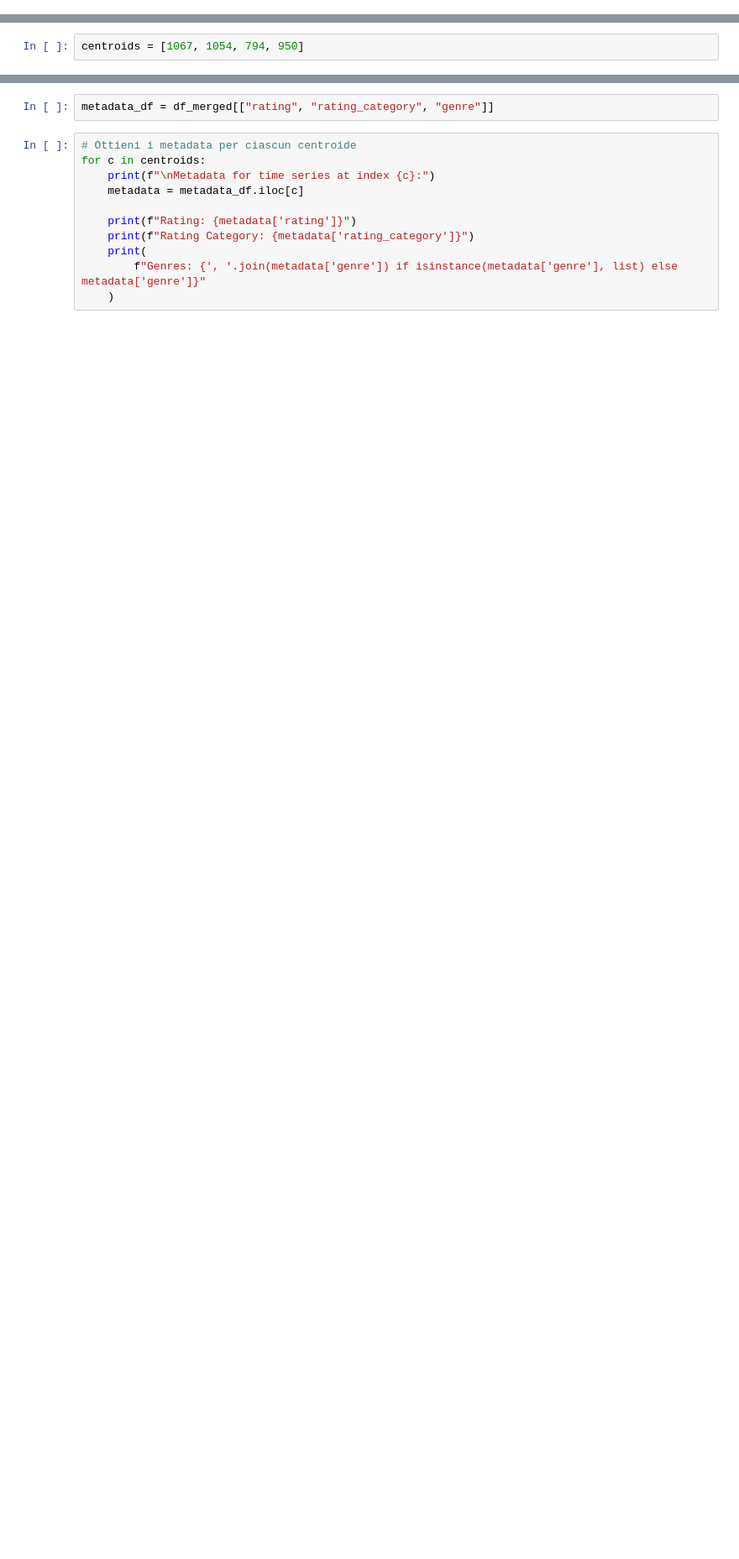
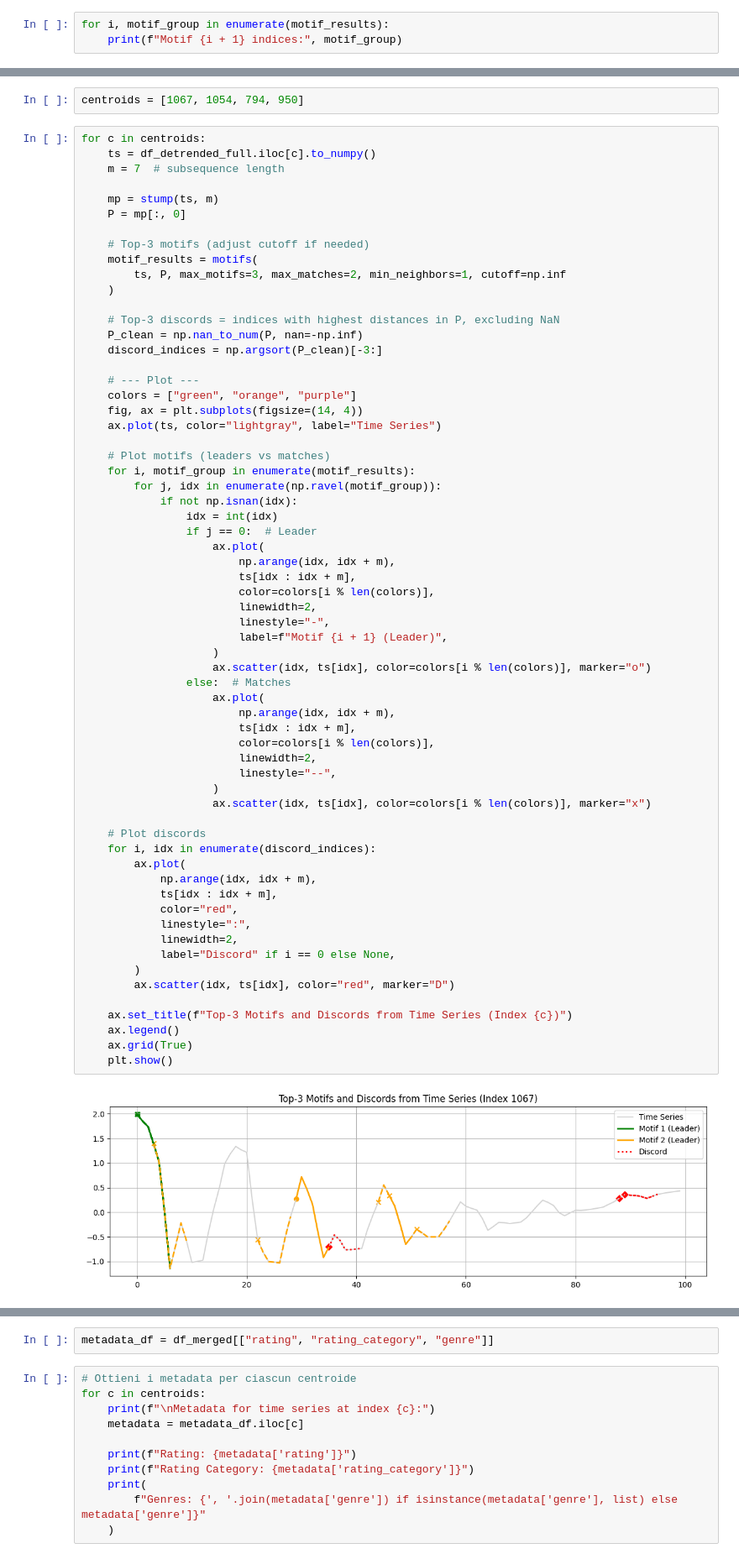
Before and after one commit to drizzello/DataMining2, a Jupyter notebook: TIME_SERIES_MOTIFS_DISCORDS.ipynb, the cells around one changed output, grey strips where cells are left out. Shown at 84% size. Saved outputs shown, nothing was run; the diff lists cells and outputs as text; blank space fills up the shorter version.

```diff
--- a/TIME_SERIES_MOTIFS_DISCORDS.ipynb
+++ b/TIME_SERIES_MOTIFS_DISCORDS.ipynb
@@ -204,0 +285,3 @@ plt.show()
+# %%
+for i, motif_group in enumerate(motif_results):
+    print(f"Motif {i + 1} indices:", motif_group)
@@ -247,3 +337,68 @@ plt.show()
 [figure]
 # %%
 centroids = [1067, 1054, 794, 950]
+# %%
+for c in centroids:
+    ts = df_detrended_full.iloc[c].to_numpy()
+    m = 7  # subsequence length
+
+    mp = stump(ts, m)
+    P = mp[:, 0]
+
+    # Top-3 motifs (adjust cutoff if needed)
+    motif_results = motifs(
+        ts, P, max_motifs=3, max_matches=2, min_neighbors=1, cutoff=np.inf
+    )
+
+    # Top-3 discords = indices with highest distances in P, excluding NaN
+    P_clean = np.nan_to_num(P, nan=-np.inf)
+    discord_indices = np.argsort(P_clean)[-3:]
+
+    # --- Plot ---
+    colors = ["green", "orange", "purple"]
+    fig, ax = plt.subplots(figsize=(14, 4))
+    ax.plot(ts, color="lightgray", label="Time Series")
+
+    # Plot motifs (leaders vs matches)
+    for i, motif_group in enumerate(motif_results):
+        for j, idx in enumerate(np.ravel(motif_group)):
+            if not np.isnan(idx):
+                idx = int(idx)
+                if j == 0:  # Leader
+                    ax.plot(
+                        np.arange(idx, idx + m),
+                        ts[idx : idx + m],
+                        color=colors[i % len(colors)],
+                        linewidth=2,
+                        linestyle="-",
+                        label=f"Motif {i + 1} (Leader)",
+                    )
+                    ax.scatter(idx, ts[idx], color=colors[i % len(colors)], marker="o")
+                else:  # Matches
+                    ax.plot(
+                        np.arange(idx, idx + m),
+                        ts[idx : idx + m],
+                        color=colors[i % len(colors)],
+                        linewidth=2,
+                        linestyle="--",
+                    )
+                    ax.scatter(idx, ts[idx], color=colors[i % len(colors)], marker="x")
+
+    # Plot discords
+    for i, idx in enumerate(discord_indices):
+        ax.plot(
+            np.arange(idx, idx + m),
+            ts[idx : idx + m],
+            color="red",
+            linestyle=":",
+            linewidth=2,
+            label="Discord" if i == 0 else None,
+        )
+        ax.scatter(idx, ts[idx], color="red", marker="D")
+
+    ax.set_title(f"Top-3 Motifs and Discords from Time Series (Index {c})")
+    ax.legend()
+    ax.grid(True)
+    plt.show()
+# %% [output]
+[figure, added]
```
Also changed, not shown: parts of 34 cells of this notebook, 8 other files.
